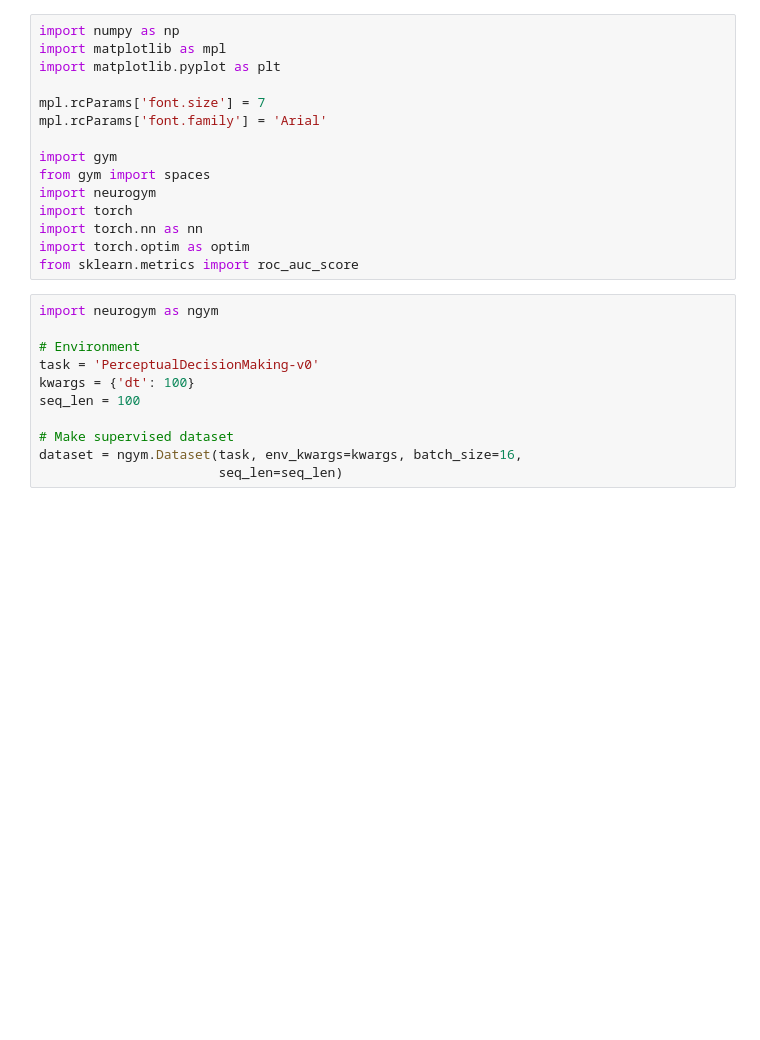
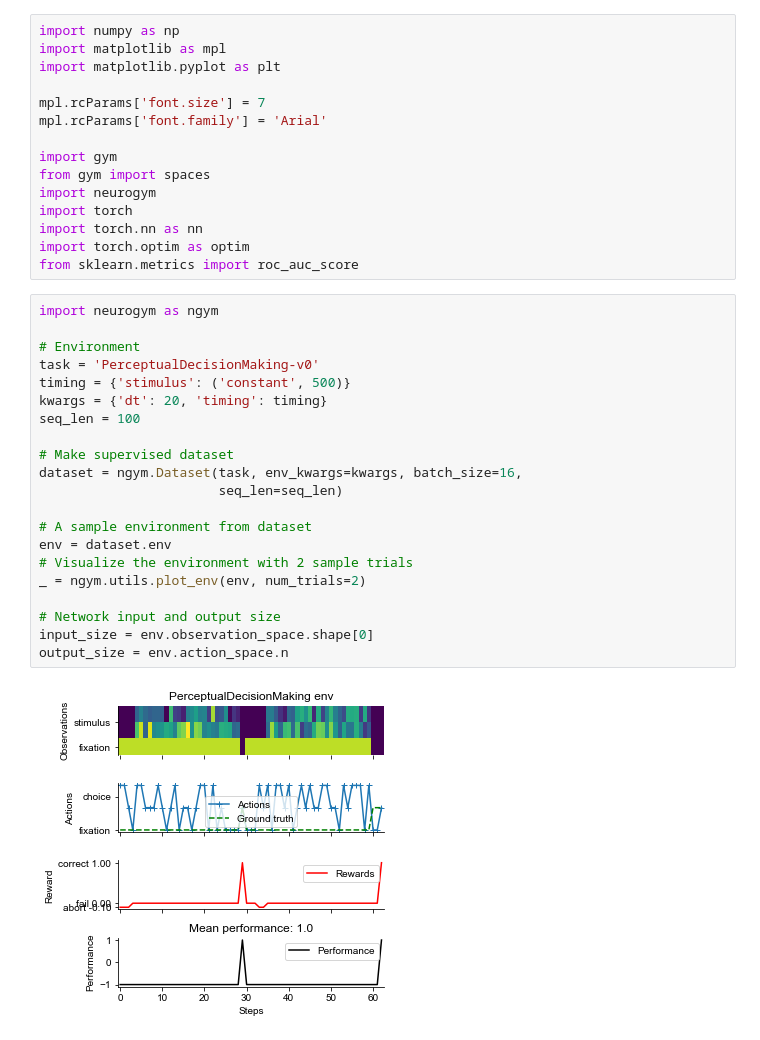
Before and after one commit to gyyang/nn-brain, a Jupyter notebook: EI_RNN.ipynb, the cells around one changed output. Cells and saved outputs as stored; diff of their text form; blank space fills up the shorter version.

```diff
--- a/EI_RNN.ipynb
+++ b/EI_RNN.ipynb
@@ -21,13 +25,25 @@ from sklearn.metrics import roc_auc_score
 # %%
 import neurogym as ngym
 
 # Environment
 task = 'PerceptualDecisionMaking-v0'
-kwargs = {'dt': 100}
+timing = {'stimulus': ('constant', 500)}
+kwargs = {'dt': 20, 'timing': timing}
 seq_len = 100
 
 # Make supervised dataset
 dataset = ngym.Dataset(task, env_kwargs=kwargs, batch_size=16,
                        seq_len=seq_len)
+
+# A sample environment from dataset
+env = dataset.env
+# Visualize the environment with 2 sample trials
+_ = ngym.utils.plot_env(env, num_trials=2)
+
+# Network input and output size
+input_size = env.observation_space.shape[0]
+output_size = env.action_space.n
+# %% [output]
+[figure, added]
 # %%
 # Define networks
```
Also changed, not shown: parts of 10 cells of this notebook, 1 other file.
